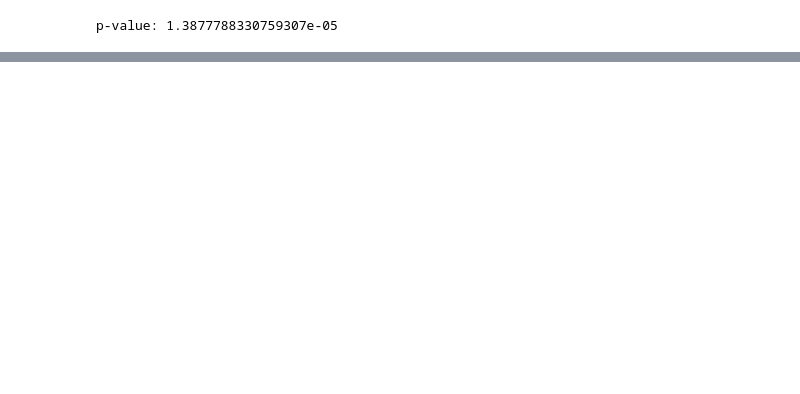
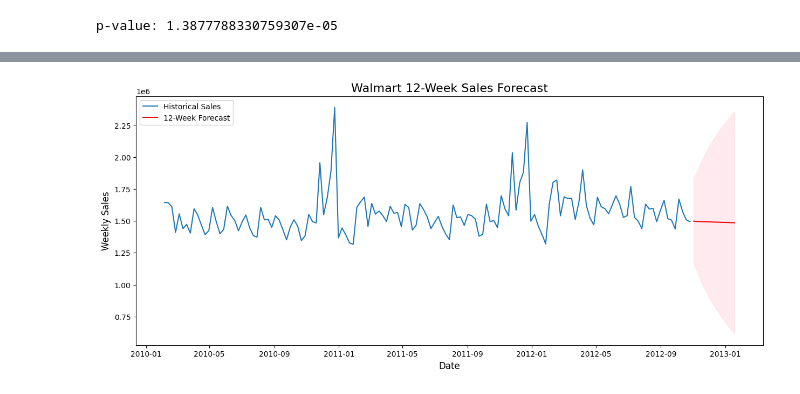
Before and after one commit to Sharddha-Sharddha/IITMLAssignments, a Jupyter notebook: Wallmart_Capstone_project.ipynb, the cells around one changed output, grey strips where cells are left out. Saved outputs shown, nothing was run; the diff lists cells and outputs as text; code cells hidden in the pictures; blank space fills up the shorter version.

```diff
--- a/Wallmart_Capstone_project.ipynb
+++ b/Wallmart_Capstone_project.ipynb
@@ -547,15 +579,17 @@ print(model.summary())
 # %%
-from statsmodel.tsa.statespace.sarimax import SARIMAX
+from statsmodels.tsa.statespace.sarimax import SARIMAX
 
 best_order = model.order
 best_seasonal_order = model.seasonal_order
 
-model = Sarimax(
-    cleaned_df,
-    order = best_order,
-    seasonal= best_seasonal_order,
+model = SARIMAX(
+    cleaned_df['Weekly_Sales'],
+
+    order = (1,1,1),
+    seasonal_order= (1,1,1,52),
+    trend='c', #this stops the drop to zero
     enforce_stationarity=False,
     enforce_invertibility=False
     )
-result = model.fit()
+result = model.fit(disp= False)
 print(result.summary())
@@ -568,9 +625,9 @@ plt.show()
 forecast = result.get_forecast(steps=12)
 
 # Get the predicted values
-predicted_sales = result.predicted_mean
+predicted_sales = forecast.predicted_mean
 
 # Get the confidence intervals (the upper and lower bounds of the prediction)
-confidence_intervals = result.conf_int()
+confidence_intervals = forecast.conf_int()
 
 print(predicted_sales)
@@ -577,19 +648,21 @@ print(predicted_sales)
 # %%
 plt.figure(figsize=(15, 6))
 
 # Plot historical training data
-plt.plot(cleaned_df.index, cleaned_df, label='Historical Sales')
+plt.plot(cleaned_df.index, cleaned_df['Weekly_Sales'], label='Historical Sales')
 
 # Plot the forecasted future data
 plt.plot(predicted_sales.index, predicted_sales, color='red', label='12-Week Forecast')
 
 # Add a shaded region for the confidence interval
 plt.fill_between(predicted_sales.index,
                  confidence_intervals.iloc[:, 0],
                  confidence_intervals.iloc[:, 1], color='pink', alpha=0.3)
 
 plt.title("Walmart 12-Week Sales Forecast", fontsize=16)
 plt.xlabel("Date", fontsize=12)
 plt.ylabel("Weekly Sales", fontsize=12)
 plt.legend()
 plt.show()
+# %% [output]
+[figure, added]
```
Also changed, not shown: parts of 12 cells of this notebook.
